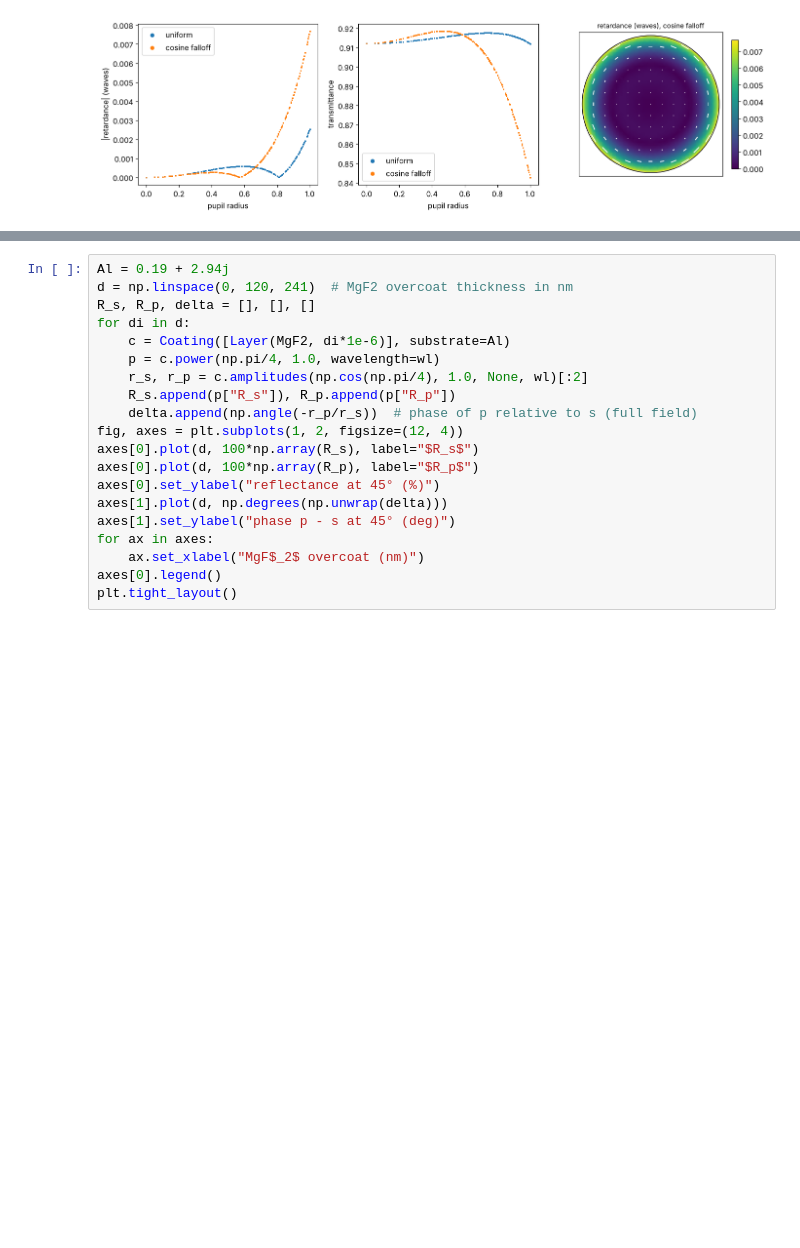
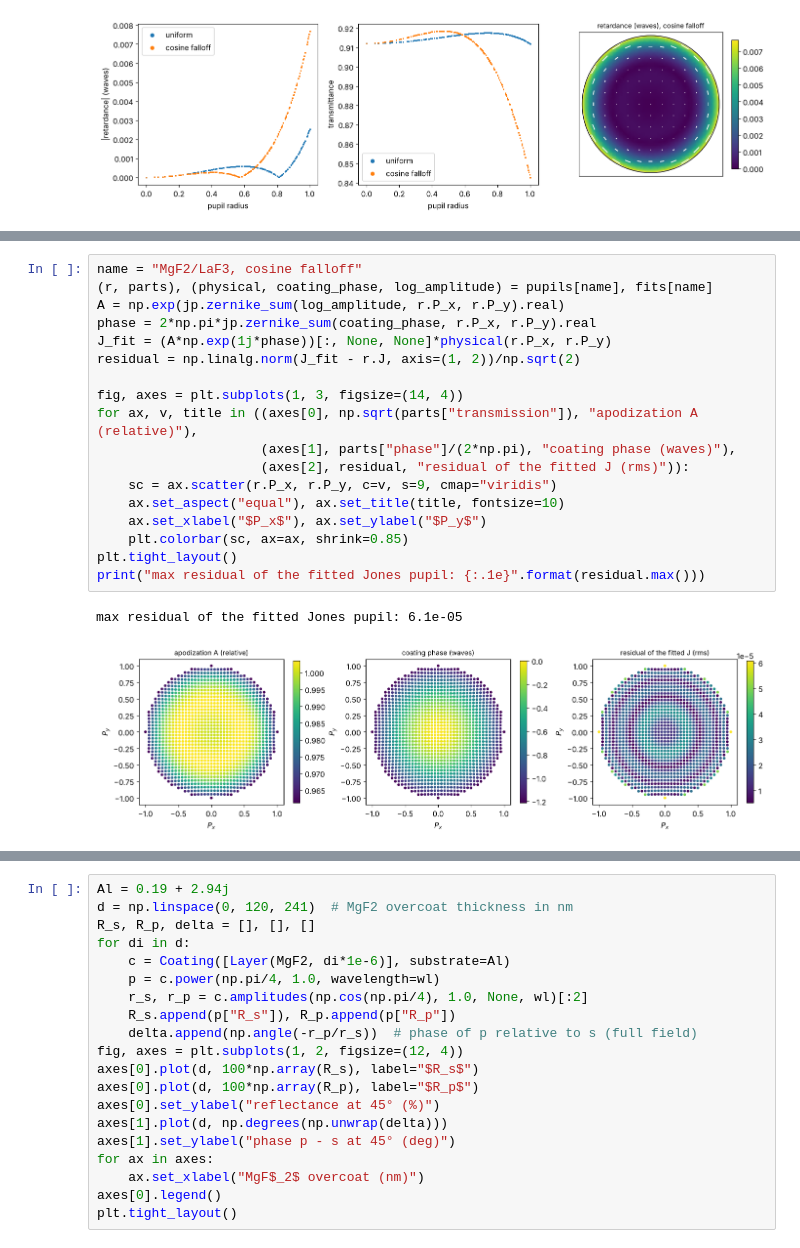
Before and after one commit to aeberspaecher/pyoptics, a Jupyter notebook: notebooks/34_polarization_raytrace.ipynb, the cells around one changed output, grey strips where cells are left out. Cells and saved outputs as stored; diff of their text form; blank space fills up the shorter version.

```diff
--- a/notebooks/34_polarization_raytrace.ipynb
+++ b/notebooks/34_polarization_raytrace.ipynb
@@ -345,0 +470,21 @@ mirror lists its layers from the incidence side and names the substrate:
+# %%
+name = "MgF2/LaF3, cosine falloff"
+(r, parts), (physical, coating_phase, log_amplitude) = pupils[name], fits[name]
+A = np.exp(jp.zernike_sum(log_amplitude, r.P_x, r.P_y).real)
+phase = 2*np.pi*jp.zernike_sum(coating_phase, r.P_x, r.P_y).real
+J_fit = (A*np.exp(1j*phase))[:, None, None]*physical(r.P_x, r.P_y)
+residual = np.linalg.norm(J_fit - r.J, axis=(1, 2))/np.sqrt(2)
+
+fig, axes = plt.subplots(1, 3, figsize=(14, 4))
+for ax, v, title in ((axes[0], np.sqrt(parts["transmission"]), "apodization A (relative)"),
+                     (axes[1], parts["phase"]/(2*np.pi), "coating phase (waves)"),
+                     (axes[2], residual, "residual of the fitted J (rms)")):
+    sc = ax.scatter(r.P_x, r.P_y, c=v, s=9, cmap="viridis")
+    ax.set_aspect("equal"), ax.set_title(title, fontsize=10)
+    ax.set_xlabel("$P_x$"), ax.set_ylabel("$P_y$")
+    plt.colorbar(sc, ax=ax, shrink=0.85)
+plt.tight_layout()
+print("max residual of the fitted Jones pupil: {:.1e}".format(residual.max()))
+# %% [output]
+max residual of the fitted Jones pupil: 6.1e-05
+[figure, added]
```
Also changed, not shown: parts of 14 cells of this notebook, 3 other files.
